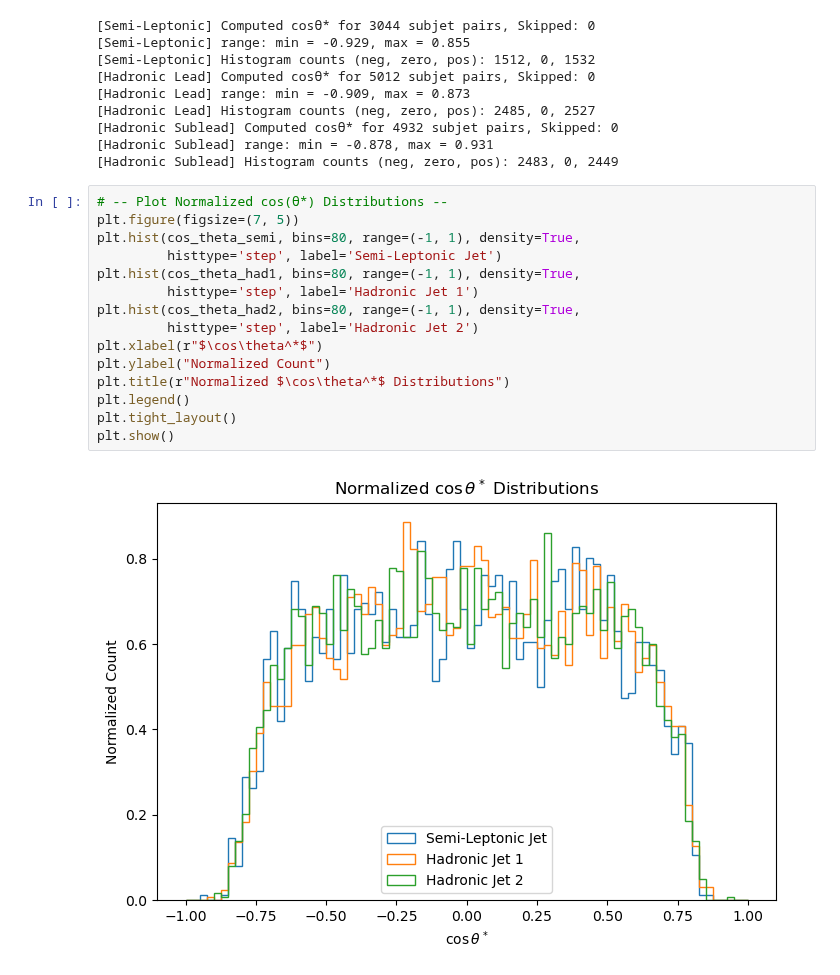
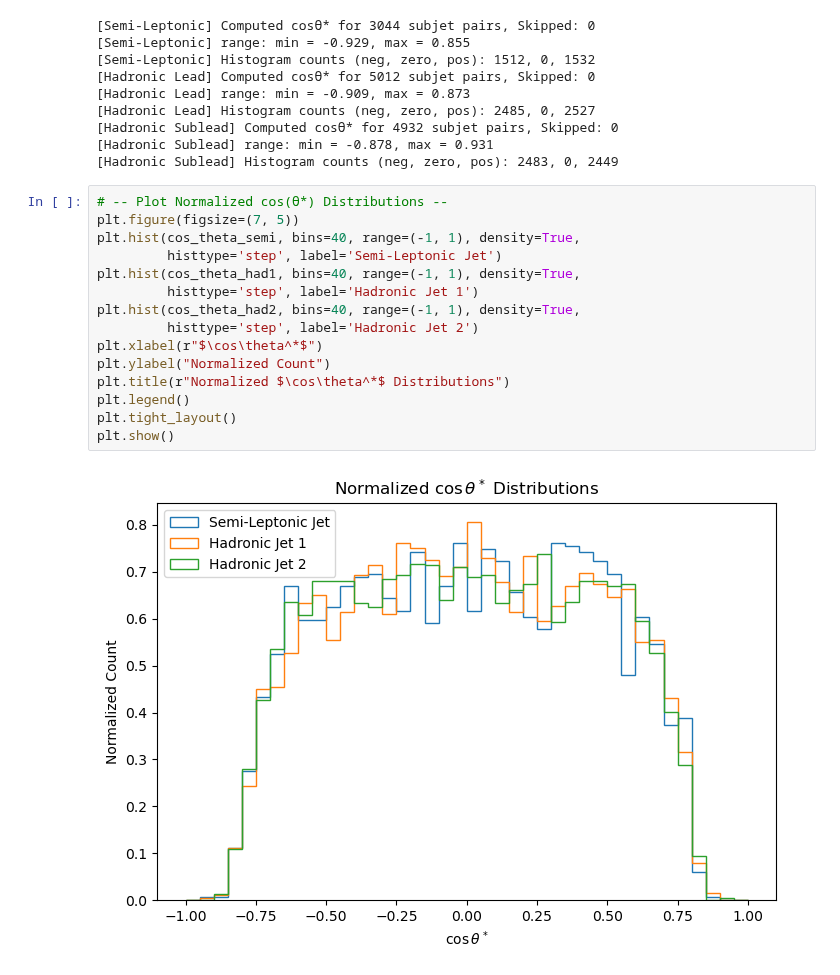
Before and after one commit to aimenobaid/polarization, a Jupyter notebook: bulk_revised.ipynb, the cells around one changed output. Drawn from its saved outputs; the diff is of its cells as text.

```diff
--- a/bulk_revised.ipynb
+++ b/bulk_revised.ipynb
@@ -698,17 +666,17 @@ cos_theta_had2 = compute_cos_theta_star_from_vectors(had2_pairs, "Hadronic Suble
 # %%
 # -- Plot Normalized cos(θ*) Distributions --
 plt.figure(figsize=(7, 5))
-plt.hist(cos_theta_semi, bins=80, range=(-1, 1), density=True,
+plt.hist(cos_theta_semi, bins=40, range=(-1, 1), density=True,
          histtype='step', label='Semi-Leptonic Jet')
-plt.hist(cos_theta_had1, bins=80, range=(-1, 1), density=True,
+plt.hist(cos_theta_had1, bins=40, range=(-1, 1), density=True,
          histtype='step', label='Hadronic Jet 1')
-plt.hist(cos_theta_had2, bins=80, range=(-1, 1), density=True,
+plt.hist(cos_theta_had2, bins=40, range=(-1, 1), density=True,
          histtype='step', label='Hadronic Jet 2')
 plt.xlabel(r"$\cos\theta^*$")
 plt.ylabel("Normalized Count")
 plt.title(r"Normalized $\cos\theta^*$ Distributions")
 plt.legend()
 plt.tight_layout()
 plt.show()
 # %% [output]
-[figure, old version]
+[figure, new version]
```
Also changed, not shown: parts of 2 cells of this notebook, 4 other files.
